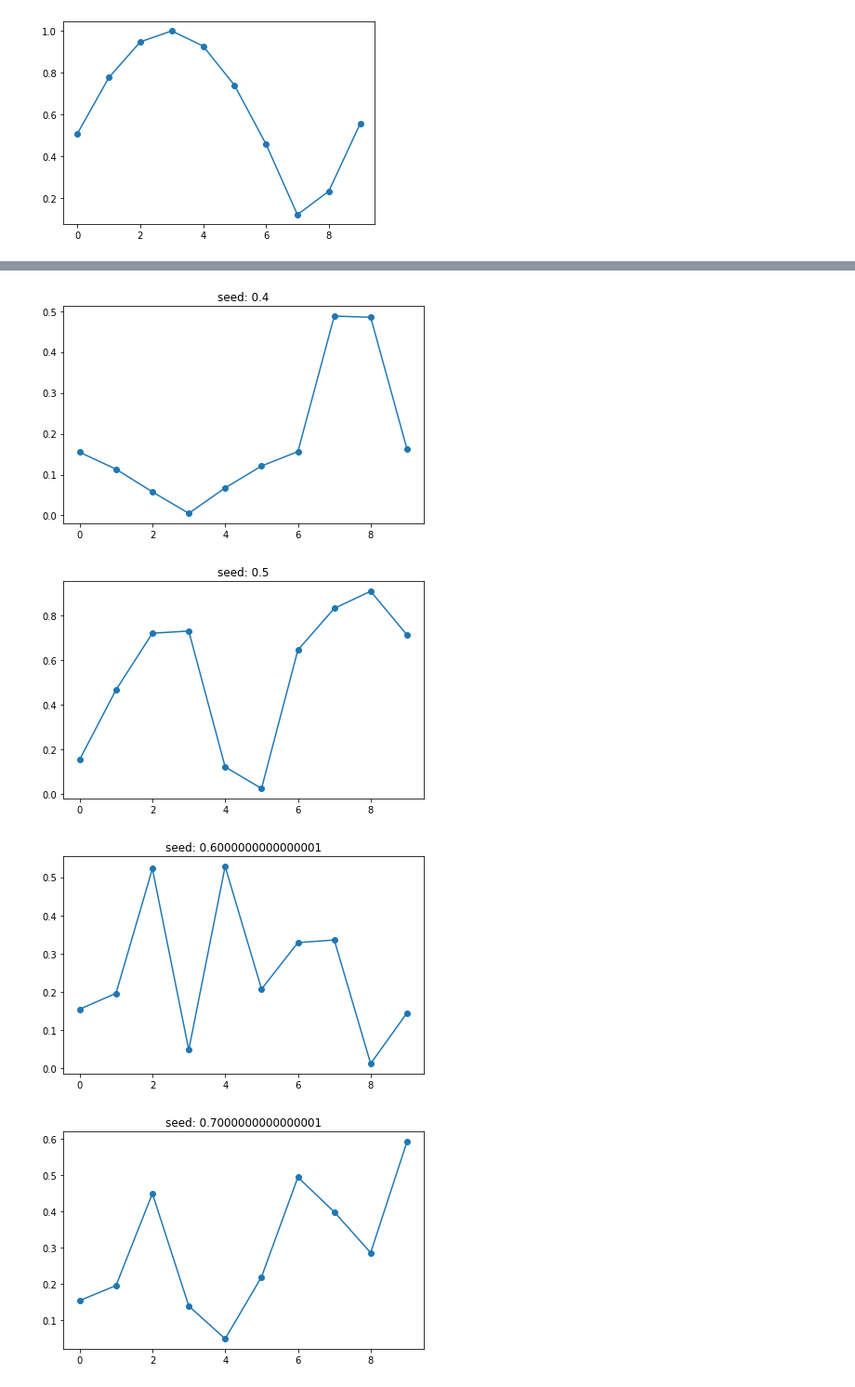
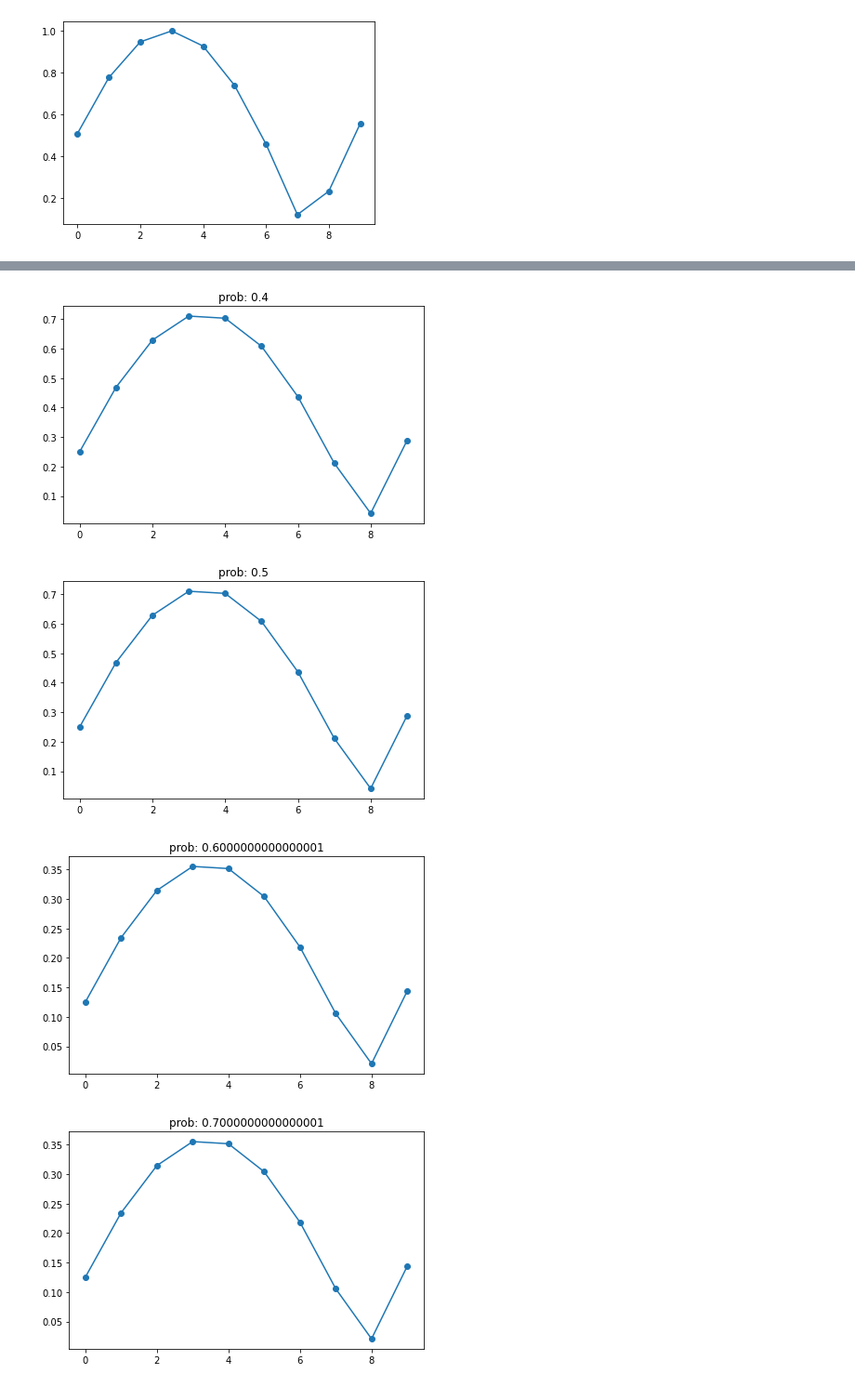
Before and after one commit to KaitoMuraoka/BasicQuantumAlgorithm, a Jupyter notebook: main/First.ipynb, the cells around one changed output, grey strips where cells are left out. Shown at 93% size. Saved outputs shown, nothing was run; the diff lists cells and outputs as text; code cells hidden in the pictures.

Commit message:
Hadamardに確率pで単位行列Iが作用されるよう編集

```diff
--- a/main/First.ipynb
+++ b/main/First.ipynb
@@ -249,0 +261,14 @@ def make_noisy_U_s(nqubits, dephasing_rate):
+# %%
+for i in range(0, 11):
+    nqubits = 5
+    dephasing_rate = i * 0.1
+    state = QuantumState(nqubits)
+    state.set_zero_state()
+
+    Hadamard = make_noisy_Hadamard(nqubits, dephasing_rate)
+    Hadamard.update_quantum_state(state)
+
+    plt.subplots(1, 1, tight_layout = True)
+    plt.subplots_adjust(wspace=0.5, hspace=0.5)
+    plt.title(f'prob: {dephasing_rate}')
+    show_distribution(state, nqubits)
@@ -250,6 +343,7 @@ def make_noisy_U_s(nqubits, dephasing_rate):
 # %%
-# U_wにノイズのあるグローバーのアルゴリズムの関数化
-def noisy_U_w_grover(nqubits, operate_times, dephasing_rate):
+max_result = []
+# グローバーのアルゴリズム
+def noisy_grover(nqubits, operate_times, dephasing_rate):
     state = QuantumState(nqubits)
     state.set_zero_state()
 
@@ -258,21 +352,18 @@ def noisy_U_w_grover(nqubits, operate_times, dephasing_rate):
     target_state.set_computational_basis(2 ** nqubits - 1) # 2**n_qubits-1 は 2進数で 1...1
 
     # グローバーのアルゴリズムの実行
-    Hadamard = make_Hadamard(nqubits)
-    # U_w = make_U_w(nqubits)
-    U_w = make_noisy_U_w(nqubits, dephasing_rate, state)
+    # Hadamard = make_Hadamard(nqubits)
+    Noisy_Hadamard = make_noisy_Hadamard(nqubits, dephasing_rate)
+    U_w = make_U_w(nqubits)
     U_s = make_U_s(nqubits)
 
     result = []
 
     state = QuantumState(nqubits)
     state.set_zero_state()
-    Hadamard.update_quantum_state(state)
+    Noisy_Hadamard.update_quantum_state(state)
     for k in range(operate_times):
-        # gate = DephasingNoise(0, 0.5)
-        # gate.update_quantum_state(state)
         U_w.update_quantum_state(state)
-
         U_s.update_quantum_state(state)
         fuga = np.linalg.norm(inner_product(state, target_state))
         result.append(fuga)
@@ -280,6 +371,8 @@ def noisy_U_w_grover(nqubits, operate_times, dephasing_rate):
 
 
     max_k = np.argmax(result)
+    max_result.append(result[max_k])
+
     print(f'maximal probability {result[max_k]:5e} is obtained at k = {max_k + 1}')
 
     plt.plot(result, "o-")
@@ -401,9 +394,10 @@ avg_result = []
 # %%
-for i in np.arange(0.0, 1.1, 0.1):
-    print(f'dephasing_rate: {i}')
+max_result = []
+for i in range(0, 11):
+    x = i * 0.1
+    print(x)
     plt.subplots(1, 1, tight_layout = True)
     plt.subplots_adjust(wspace=0.5, hspace=0.5)
-    plt.title(f'seed: {i}')
-    noisy_U_grover(5, 10, i)
-    print(f'result_max: {max_result}')
+    plt.title(f'prob: {x}')
+    noisy_grover(5, 10, x)
 # %% [output]
@@ -431,4 +425,4 @@ result_max: [0.9995910741614723, 0.9995910741614723, 0.9470673343724091, 0.71094
-[figure, old version]
+[figure, new version]
-[figure, old version]
+[figure, new version]
-[figure, old version]
+[figure, new version]
-[figure, old version]
+[figure, new version]
```
Also changed, not shown: parts of 21 cells of this notebook.
